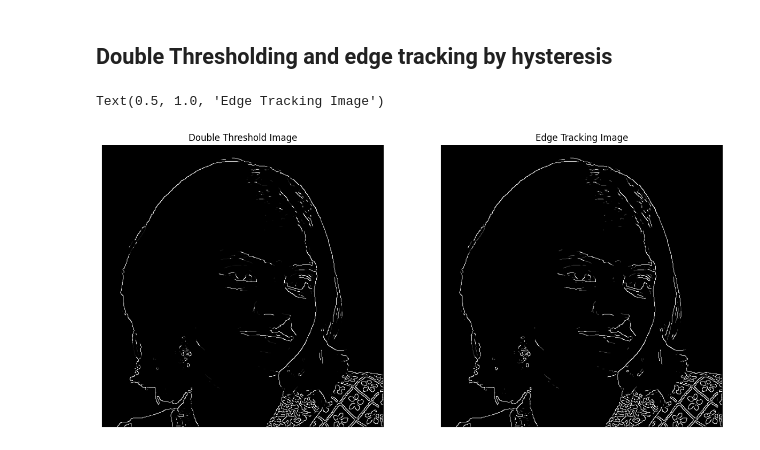
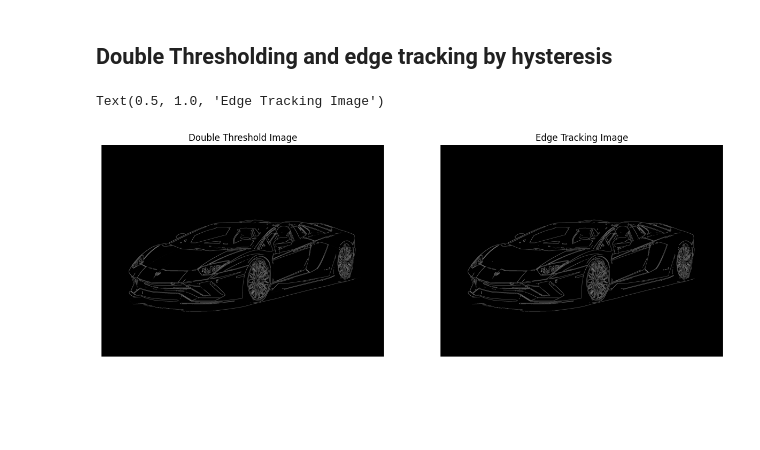
Before and after one commit to DhruvAhlawat/Image_processing, a Jupyter notebook: Edge_Detection.ipynb, the cells around one changed output. Drawn from its saved outputs; the diff is of its cells as text; code cells hidden in the pictures; blank space fills up the shorter version.

```diff
--- a/Edge_Detection.ipynb
+++ b/Edge_Detection.ipynb
@@ -63,7 +64,8 @@ def get_negative(img):
     return 1 - img;
 # %%
 # avg_blur('Images/personal/Bhavs_1.png', kernel_size=8)
-img = plt.imread('Images/personal/Bhavs_1.png');
+img_name = 'Images/lambo_aventador.jpg';
+img = plt.imread(img_name)
 # %%
 plt.imshow(img); plt.axis('off'); plt.show();
 # %% [output]
@@ -78,7 +80,7 @@ plt.imshow(gray_img, cmap='gray'); plt.axis('off'); plt.show();
 # %% [markdown]
 ## Light Gaussian smoothing
 # %%
-smoothed_img = gaussian_blur(gray_img,kernel_size=5, std_dev = 1.4)
+smoothed_img = gaussian_blur(gray_img,kernel_size=5,std_dev = 1.5)
 difference = gray_img - smoothed_img;
 fig,ax = plt.subplots(1,3, figsize=(15,15))
 ax[0].imshow(gray_img, cmap='gray'); ax[0].axis('off'); ax[0].set_title('Original Image')
@@ -122,7 +128,8 @@ def none_max_suprresion(Igrad, Ix, Iy):
     for i in range(gap, img.shape[0] - gap):
         for j in range(gap, img.shape[1] - gap):
             #so now we have the pixel at i,j. we need to calculate the angle of the gradient.
-            angle = np.arctan(Iy[i,j] / Ix[i,j]);
+
+            angle = np.arctan(Iy[i,j] / Ix[i,j]) if(Ix[i,j] != 0) else np.pi/2;
             if(angle < 0):
                 angle += np.pi;
             if(angle >= 0 and angle < np.pi/8):
@@ -147,5 +154,8 @@ def none_max_suprresion(Igrad, Ix, Iy):
                     result[i,j] = 0;
     return result;
 nonemax_img = none_max_suprresion(Igrad, Ix, Iy);
+nonemax_img = nonemax_img / np.max(nonemax_img);
 plt.imshow(nonemax_img, cmap='gray'); plt.axis('off'); plt.show();
+##to keep it same:
+print(nonemax_img.shape, img.shape)
 # %% [output]
@@ -166,37 +179,37 @@ def double_thresholding(img, low, high):
                result[i,j] = 0;
                pass
             elif(img[i,j] > high):
                 result[i,j] = 1;
             else:
                 pass
     return result;
-low_val = 0.09;
-high_val = 0.12;
+low_val = 0.03;
+high_val = 0.07;
 double_thresh_img = double_thresholding(nonemax_img, low_val, high_val);
 
 def edge_tracking(img, low, high):
     #low and high are actual values
     result = img.copy();
     for i in range(img.shape[0]):
         for j in range(img.shape[1]):
             if(img[i,j] > 0 and img[i,j] < 1):
                 #check the 8 neighbors
                 high_cnt = 0;
-                for k in [-1,0,1]:
-                    for l in [-1,0,1]:
+                for k in [-2,-1,0,1,2]:
+                    for l in [-2,-1,0,1,2]:
                         if(0 <= i+k and i+k < img.shape[0] and 0 <= j + l  and j+l < img.shape[1] and img[i+k,j+l] > high):
                             high_cnt += 1;
                             break; #found atleast one neighbor that is above the high threshold
                 if(high_cnt > 0):
-                    result[i,j] = 1;
+                    result[i,j] = 0.5; #maybe part of an edge
                 else:
-                    result[i,j] = 0.3;
+                    result[i,j] = 0.0;
     return result;
 
 fig, ax = plt.subplots(1,2, figsize=(15,15))
 ax[0].imshow(double_thresh_img, cmap='gray'); ax[0].axis('off'); ax[0].set_title('Double Threshold Image')
 edge_tracked_img = edge_tracking(double_thresh_img, low_val, high_val);
 ax[1].imshow(edge_tracked_img, cmap='gray'); ax[1].axis('off'); ax[1].set_title('Edge Tracking Image')
 # %% [output]
 Text(0.5, 1.0, 'Edge Tracking Image')
-[figure, old version]
+[figure, new version]
```
Also changed, not shown: parts of 10 cells of this notebook, 9 other files.
